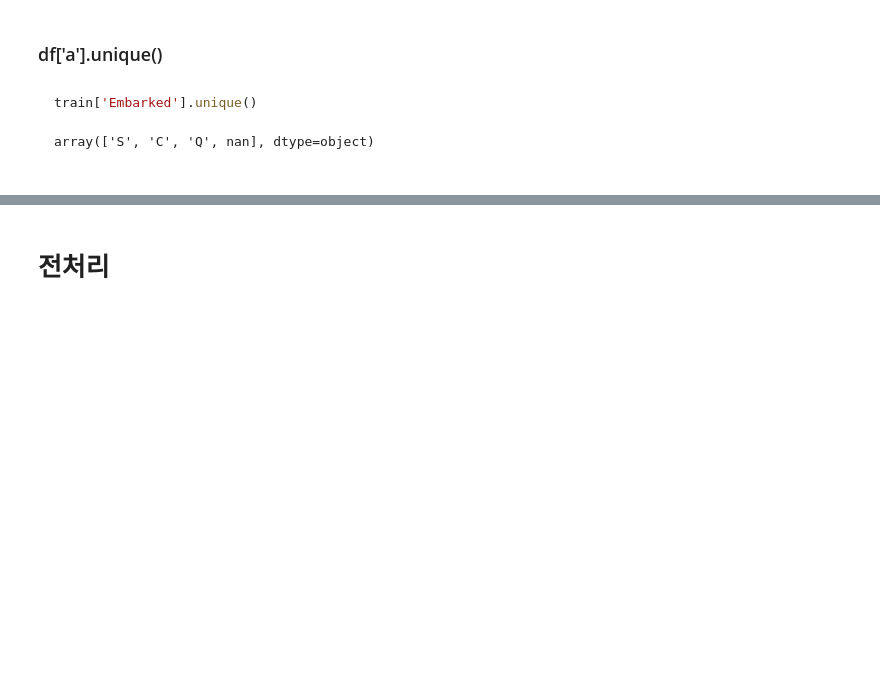
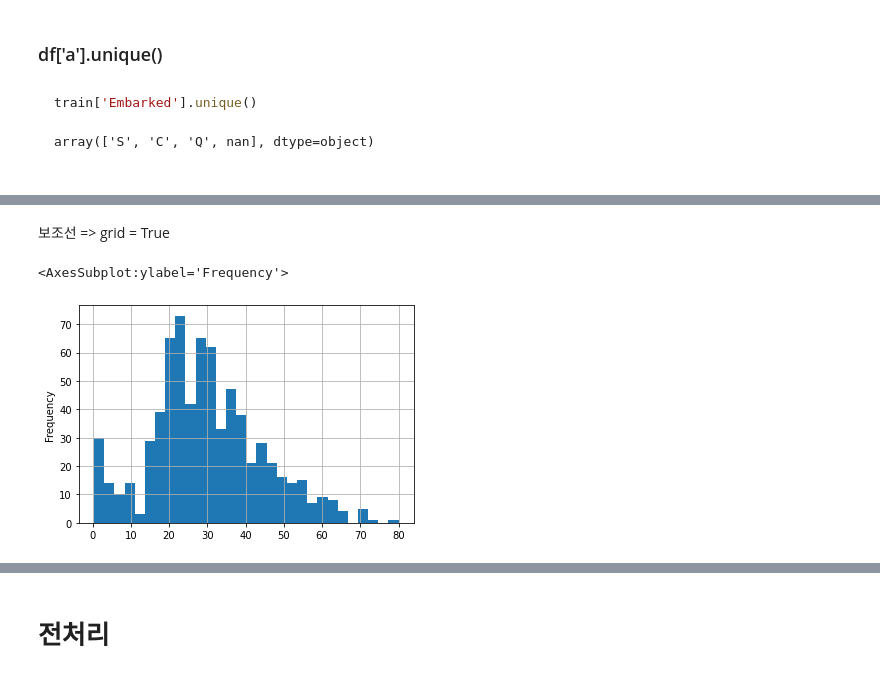
Before and after one commit to star77sa/TIL-Blog, a Jupyter notebook: _notebooks/2021-06-29-데이터 분석.ipynb, the cells around one changed output, grey strips where cells are left out. Saved outputs shown, nothing was run; the diff lists cells and outputs as text; code cells hidden in the pictures; blank space fills up the shorter version.

```diff
--- a/_notebooks/2021-06-29-데이터 분석.ipynb
+++ b/_notebooks/2021-06-29-데이터 분석.ipynb
@@ -124,0 +145,7 @@ array(['S', 'C', 'Q', nan], dtype=object)
+# %% [markdown]
+보조선 => grid = True
+# %%
+train['Age'].plot(kind='hist', bins = 30, grid=True) # bins 촘촘한 정도
+# %% [output]
+<AxesSubplot:ylabel='Frequency'>
+[figure, added]
```
Also changed, not shown: parts of 7 cells of this notebook, 2 other files.
